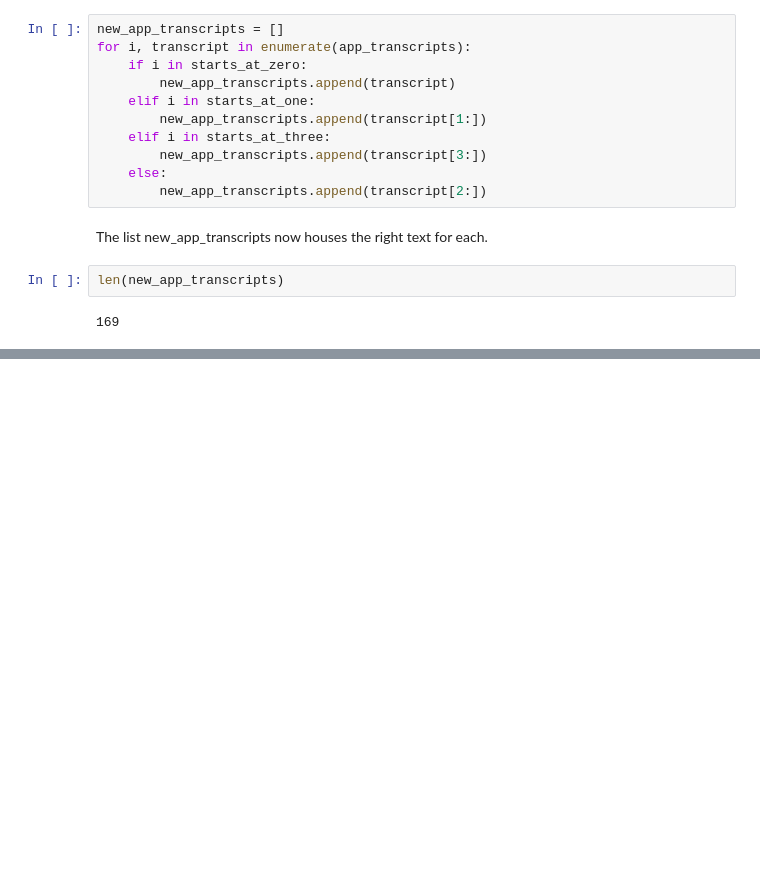
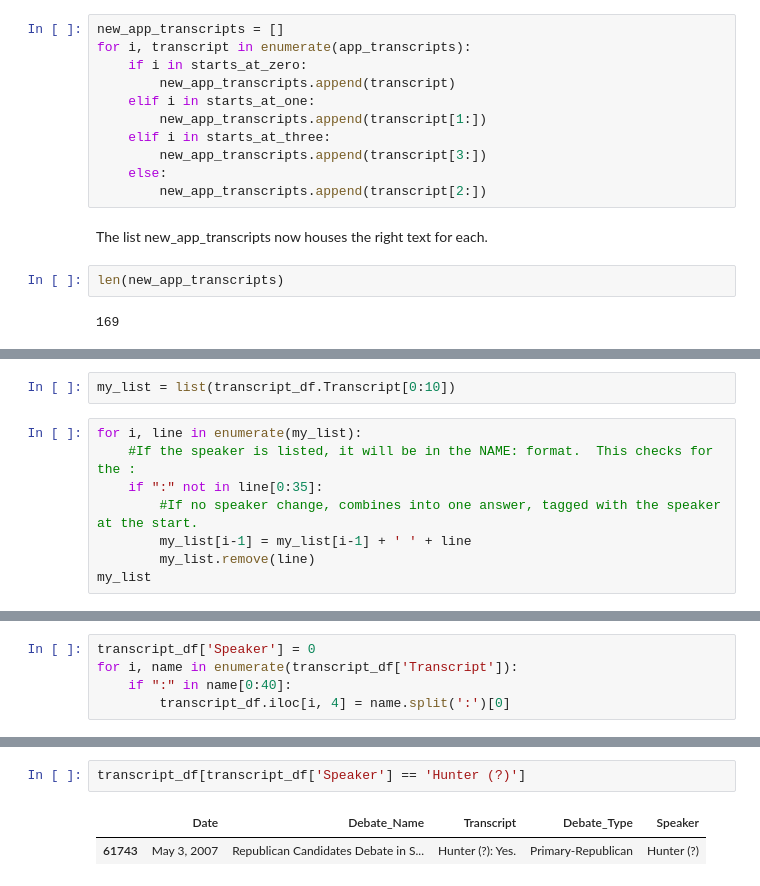
Before and after one commit to pbovard63/Presidential_Debate_Analysis, a Jupyter notebook: text_cleaning.ipynb, the cells around one changed output, grey strips where cells are left out. Drawn from its saved outputs; the diff is of its cells as text; blank space fills up the shorter version.

```diff
--- a/text_cleaning.ipynb
+++ b/text_cleaning.ipynb
@@ -203,0 +383,10 @@ Next steps:
+# %%
+my_list = list(transcript_df.Transcript[0:10])
+# %%
+for i, line in enumerate(my_list):
+    #If the speaker is listed, it will be in the NAME: format.  This checks for the :
+    if ":" not in line[0:35]:
+        #If no speaker change, combines into one answer, tagged with the speaker at the start.
+        my_list[i-1] = my_list[i-1] + ' ' + line
+        my_list.remove(line)
+my_list
@@ -203,0 +429,5 @@ Next steps:
+# %%
+transcript_df['Speaker'] = 0
+for i, name in enumerate(transcript_df['Transcript']):
+    if ":" in name[0:40]:
+        transcript_df.iloc[i, 4] = name.split(':')[0]
@@ -203,0 +454,5 @@ Next steps:
+# %%
+transcript_df[transcript_df['Speaker'] == 'Hunter (?)']
+# %% [output]
+|  | Date | Debate_Name | Transcript | Debate_Type | Speaker |
+| 61743 | May 3, 2007 | Republican Candidates Debate in S... | Hunter (?): Yes. | Primary-Republican | Hunter (?) |
```
Also changed, not shown: parts of 50 cells of this notebook, 1 other file.
